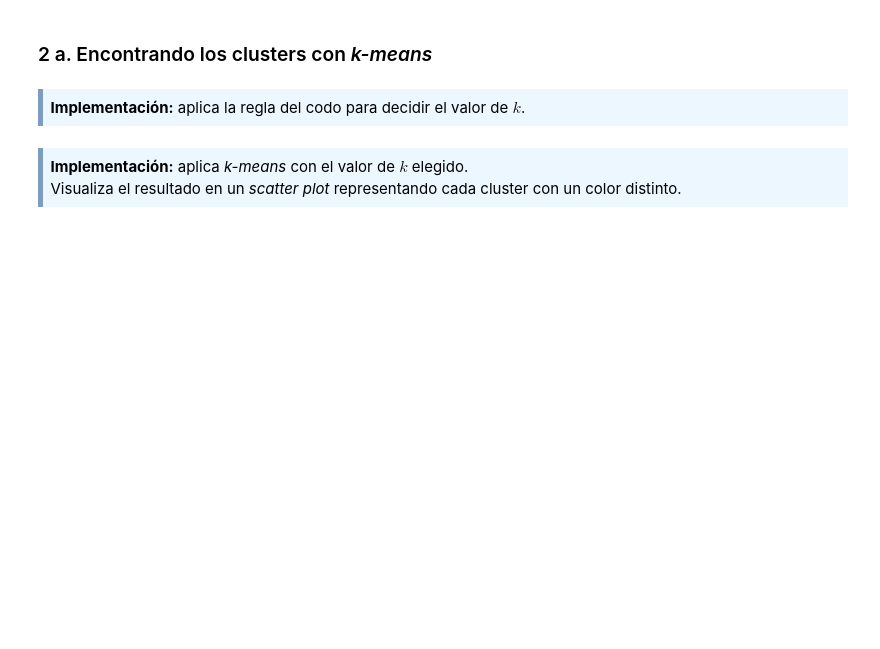
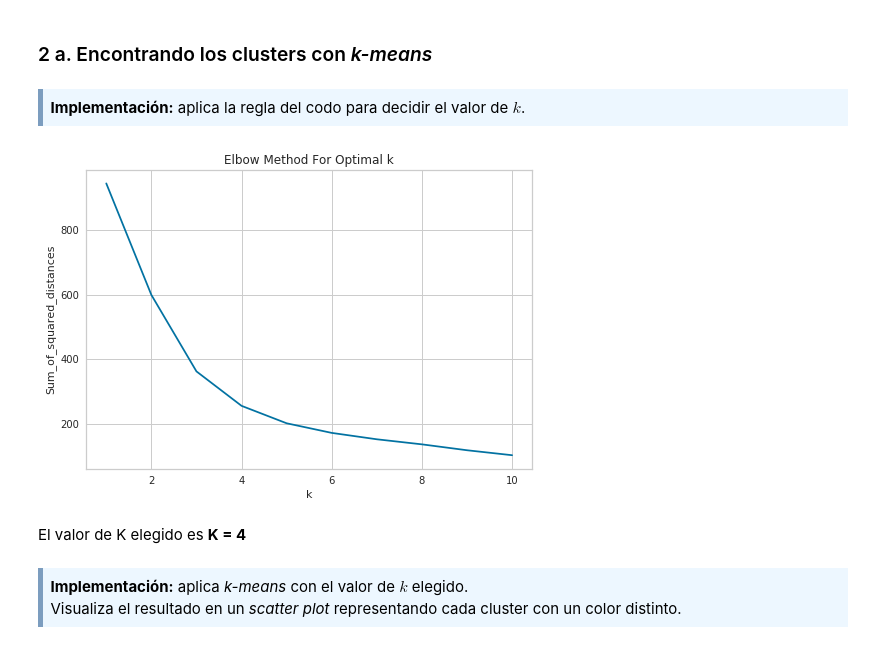
Before and after one commit to fernandoabcampos/advanced-data-mining, a Jupyter notebook: PEC2/20181_M2.855_PEC2-Enunciado.ipynb, the cells around one changed output. Saved outputs shown, nothing was run; the diff lists cells and outputs as text; code cells hidden in the pictures; blank space fills up the shorter version.

```diff
--- a/PEC2/20181_M2.855_PEC2-Enunciado.ipynb
+++ b/PEC2/20181_M2.855_PEC2-Enunciado.ipynb
@@ -159,6 +165,30 @@ plt.tight_layout()
 <div style="background-color: #EDF7FF; border-color: #7C9DBF; border-left: 5px solid #7C9DBF; padding: 0.5em;">
 <strong>Implementación:</strong> aplica la regla del codo para decidir el valor de $k$.
 </div>
+# %%
+# Repetindo la logica de la misma función que he definido arriba
+Sum_of_squared_distances_circles = []
+
+def calculate_and_plot_elbow_circles () :
+    K = range(1, 11)
+    for k in K:
+        km = KMeans(n_clusters=k)
+        km = km.fit(data_circles[1])
+        Sum_of_squared_distances_circles.append(km.inertia_)
+    plot_elbow_circles(K)
+
+def plot_elbow_circles (K) :
+    plt.plot(K, Sum_of_squared_distances_circles, 'bx-')
+    plt.xlabel('k')
+    plt.ylabel('Sum_of_squared_distances')
+    plt.title('Elbow Method For Optimal k')
+    plt.show()
+
+calculate_and_plot_elbow_circles()
+# %% [output]
+[figure, added]
+# %% [markdown]
+El valor de K elegido es **K = 4**
 # %% [markdown]
 <div style="background-color: #EDF7FF; border-color: #7C9DBF; border-left: 5px solid #7C9DBF; padding: 0.5em;">
 <strong>Implementación:</strong> aplica <i>k-means</i> con el valor de $k$ elegido.
```
Also changed, not shown: parts of 8 cells of this notebook.
